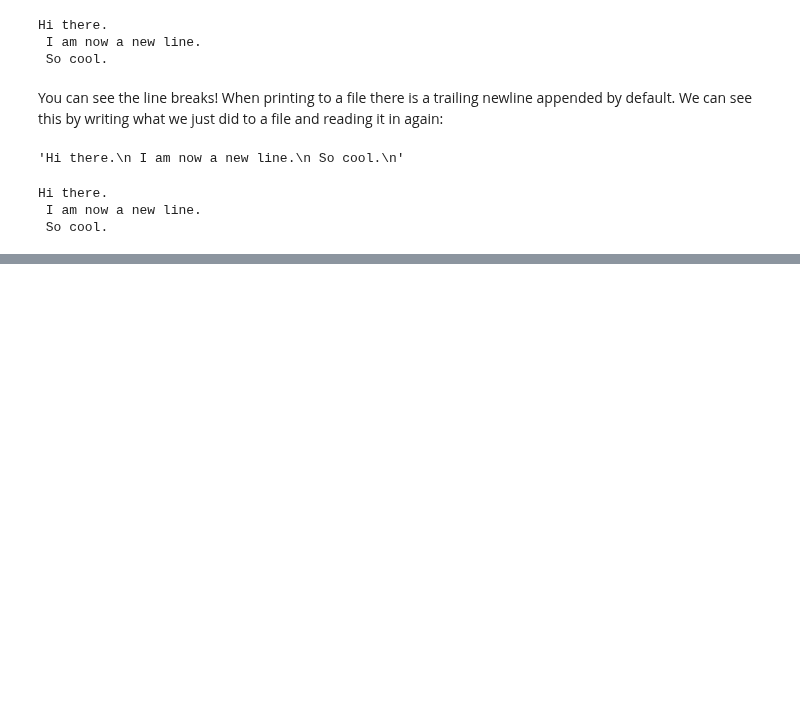
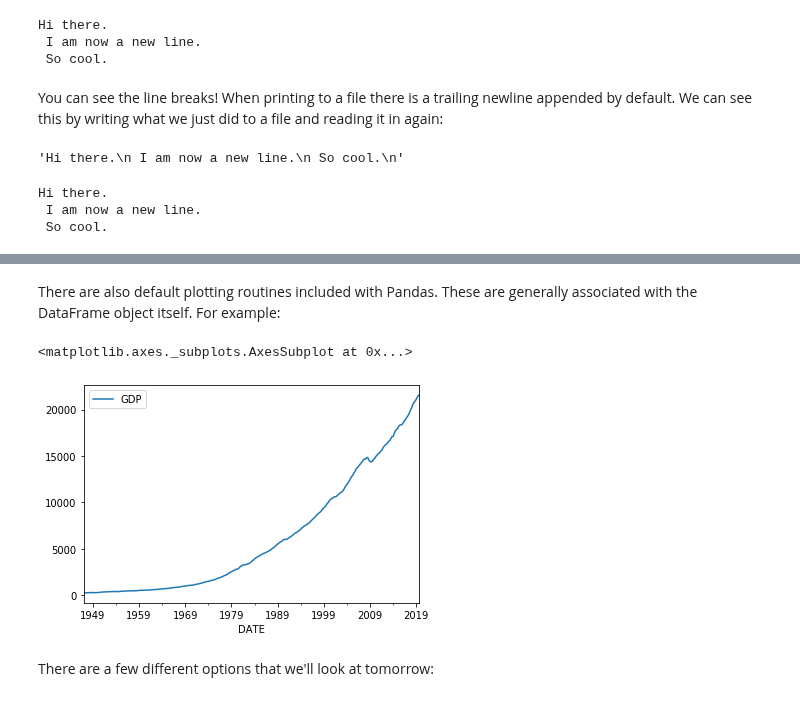
Before and after one commit to jnaiman/csci-p-14110_su2020, a Jupyter notebook: _site/lesson03/prep_notebook_lesson03.ipynb, the cells around one changed output, grey strips where cells are left out. Saved outputs shown, nothing was run; the diff lists cells and outputs as text; code cells hidden in the pictures; blank space fills up the shorter version.

```diff
--- a/_site/lesson03/prep_notebook_lesson03.ipynb
+++ b/_site/lesson03/prep_notebook_lesson03.ipynb
@@ -227,0 +375,9 @@ Hi there.
+# %% [markdown]
+There are also default plotting routines included with Pandas.  These are generally associated with the DataFrame object itself.  For example:
+# %%
+gdp.plot(x='DATE', y='GDP')
+# %% [output]
+<matplotlib.axes._subplots.AxesSubplot at 0x...>
+[figure, added]
+# %% [markdown]
+There are a few different options that we'll look at tomorrow:
```
Also changed, not shown: parts of 42 cells of this notebook, 6 other files.
